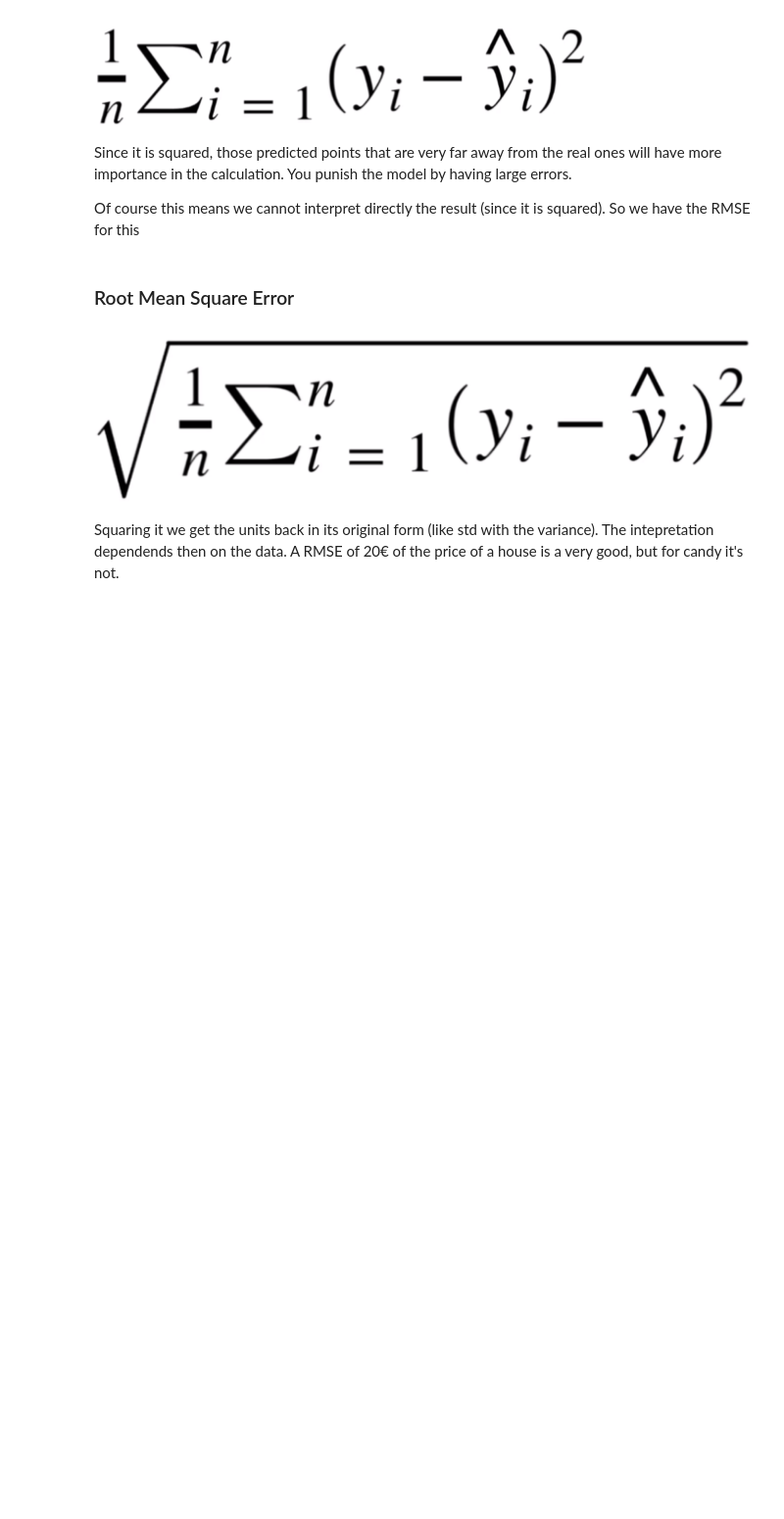
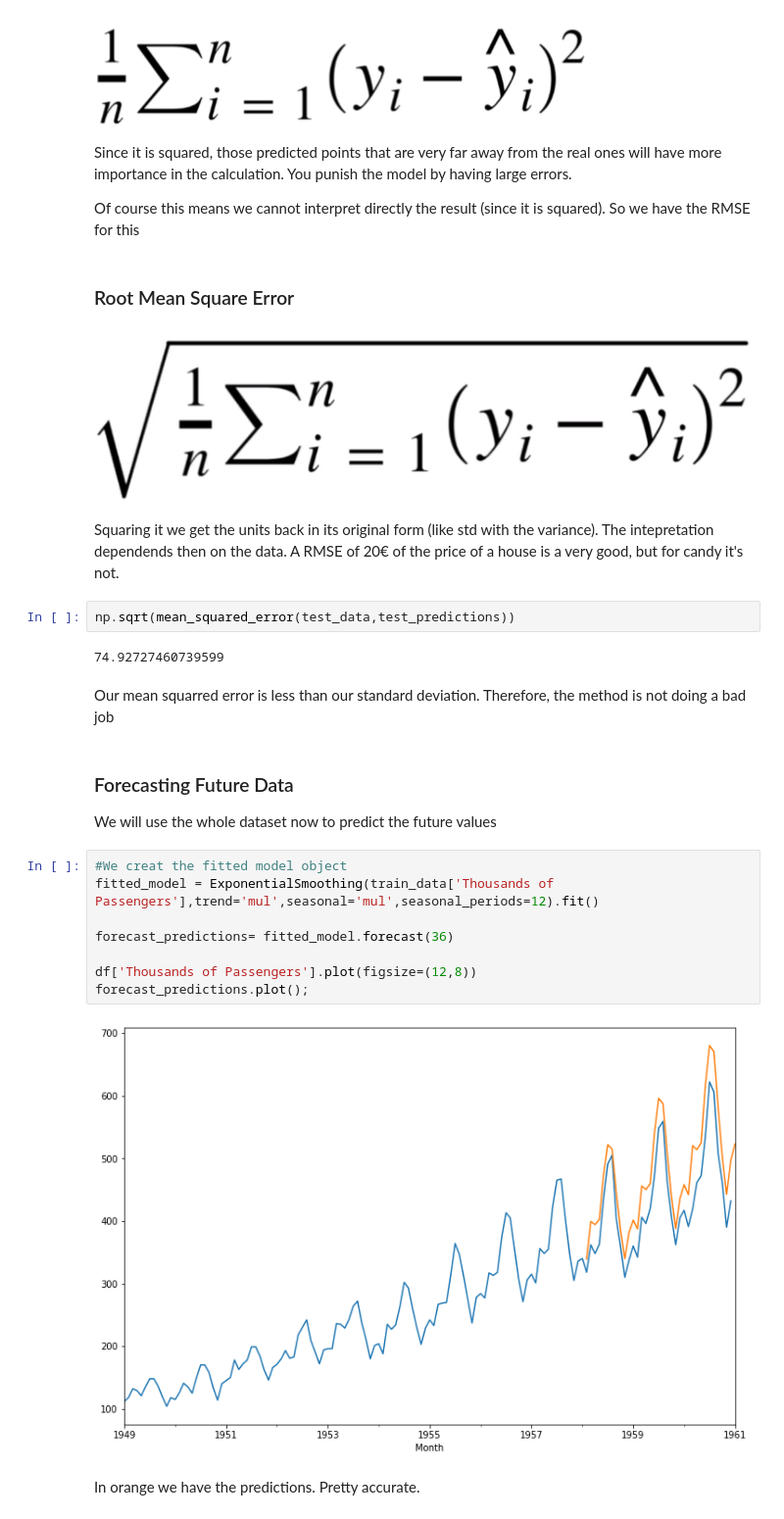
Before and after one commit to rangelrey/timeSeriesAnalysis, a Jupyter notebook: timesSeriesAnalysis.ipynb, the cells around one changed output. Shown at 98% size. Saved outputs shown, nothing was run; the diff lists cells and outputs as text; blank space fills up the shorter version.

```diff
--- a/timesSeriesAnalysis.ipynb
+++ b/timesSeriesAnalysis.ipynb
@@ -1409,3 +1532,24 @@ Of course this means we cannot interpret directly the result (since it is square
 Squaring it we get the units back in its original form (like std with the variance).
 The intepretation dependends then on the data.
 A RMSE of 20€ of the price of a house is a very good, but for candy it's not.
+# %%
+np.sqrt(mean_squared_error(test_data,test_predictions))
+# %% [output]
+74.92727460739599
+# %% [markdown]
+Our mean squarred error is less than our standard deviation. Therefore, the method is not doing a bad job
+# %% [markdown]
+### Forecasting Future Data
+We will use the whole dataset now to predict the future values
+# %%
+#We creat the fitted model object
+fitted_model = ExponentialSmoothing(train_data['Thousands of Passengers'],trend='mul',seasonal='mul',seasonal_periods=12).fit()
+
+forecast_predictions= fitted_model.forecast(36)
+
+df['Thousands of Passengers'].plot(figsize=(12,8))
+forecast_predictions.plot();
+# %% [output]
+[figure, added]
+# %% [markdown]
+In orange we have the predictions. Pretty accurate.
```
Also changed, not shown: parts of 79 cells of this notebook, 10 other files.
